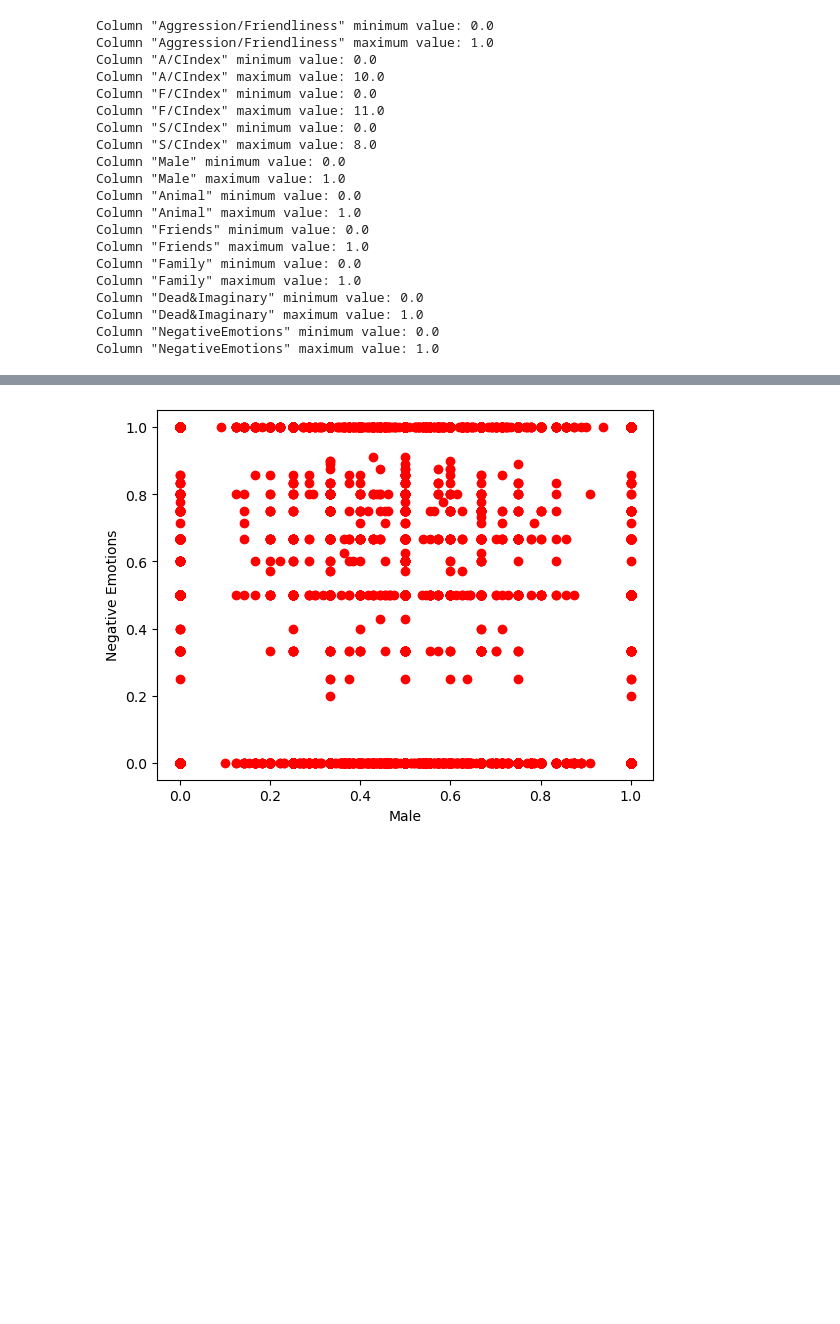
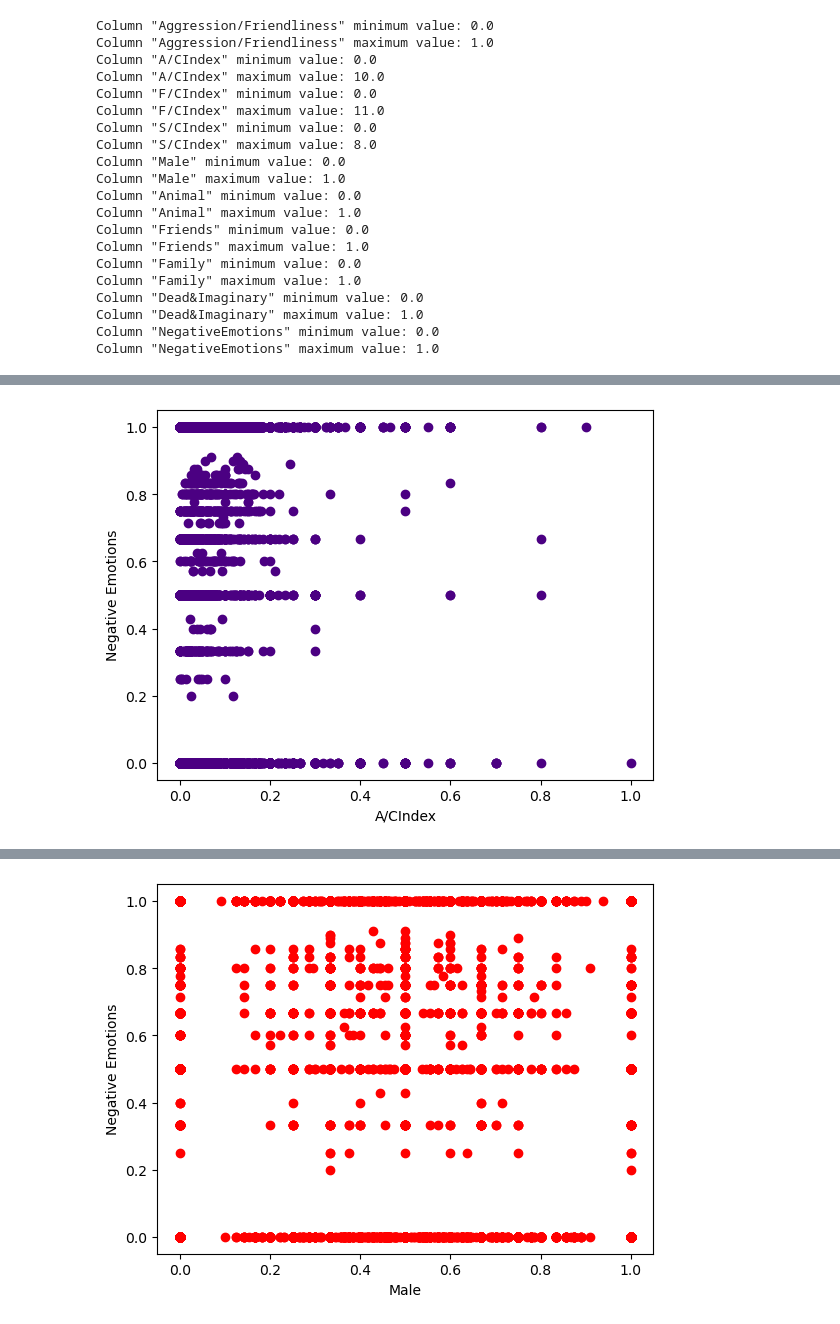
Before and after one commit to erika-ld/CPSC483-Machine-Learning-Project, a Jupyter notebook: data_preprocessing.ipynb, the cells around one changed output, grey strips where cells are left out. Drawn from its saved outputs; the diff is of its cells as text; code cells hidden in the pictures; blank space fills up the shorter version.

```diff
--- a/data_preprocessing.ipynb
+++ b/data_preprocessing.ipynb
@@ -294,0 +289,7 @@ Column "S/CIndex" maximum value: 1.0
+# %%
+plt.xlabel("A/CIndex")
+plt.ylabel("Negative Emotions")
+plt.scatter(X_train['A/CIndex'], y_train, color = 'indigo')
+plt.show()
+# %% [output]
+[figure, added]
```
Also changed, not shown: parts of 18 cells of this notebook.
